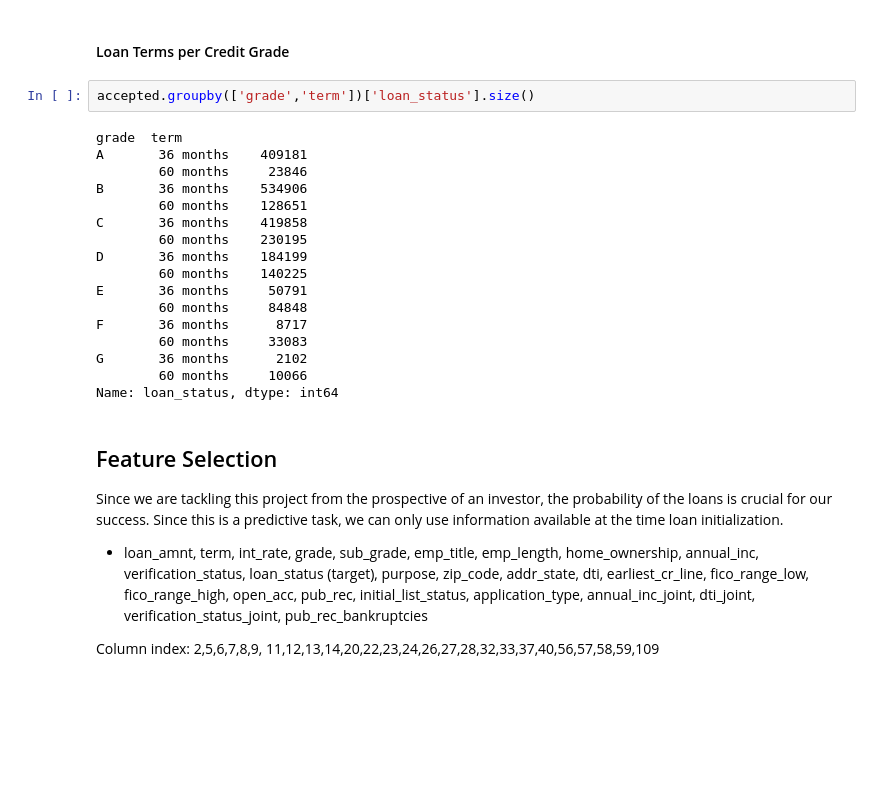
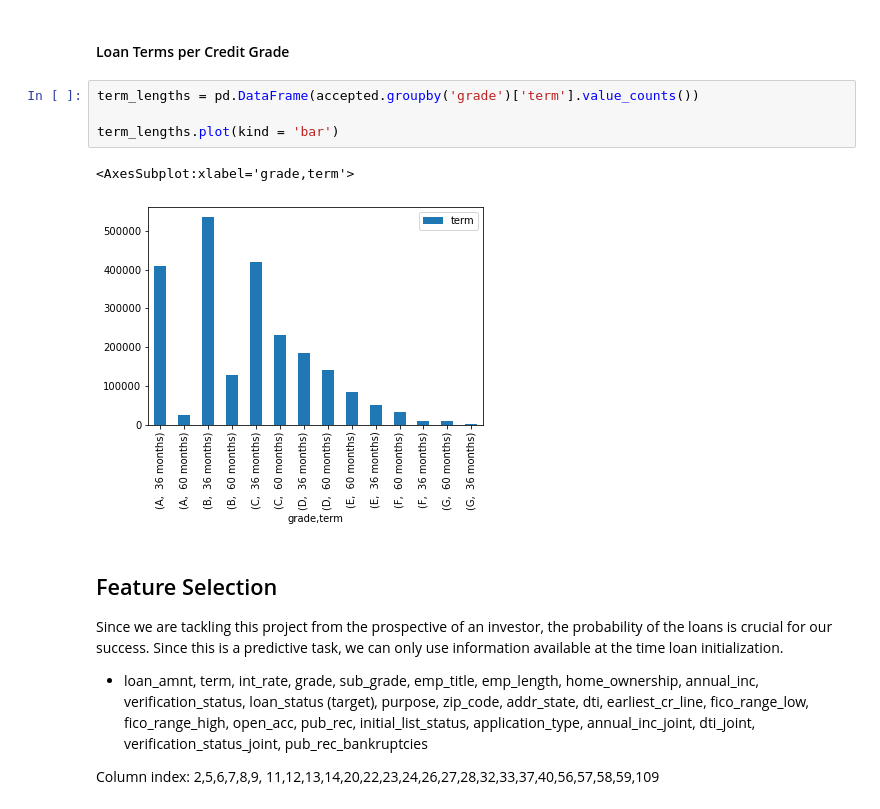
Before and after one commit to touyang219/LC_Capstone, a Jupyter notebook: Capstone.ipynb, the cells around one changed output. Saved outputs shown, nothing was run; the diff lists cells and outputs as text; blank space fills up the shorter version.

```diff
--- a/Capstone.ipynb
+++ b/Capstone.ipynb
@@ -358,24 +338,12 @@ Text(0.5, 1.0, 'Average Interest Rates per Credit Grade')
 # %% [markdown]
 #### Loan Terms per Credit Grade
 # %%
-accepted.groupby(['grade','term'])['loan_status'].size()
+term_lengths = pd.DataFrame(accepted.groupby('grade')['term'].value_counts())
+
+term_lengths.plot(kind = 'bar')
 # %% [output]
-grade  term
-A       36 months    409181
-        60 months     23846
-B       36 months    534906
-        60 months    128651
-C       36 months    419858
-        60 months    230195
-D       36 months    184199
-        60 months    140225
-E       36 months     50791
-        60 months     84848
-F       36 months      8717
-        60 months     33083
-G       36 months      2102
-        60 months     10066
-Name: loan_status, dtype: int64
+<AxesSubplot:xlabel='grade,term'>
+[figure, added]
 # %% [markdown]
 ## Feature Selection
 
```
Also changed, not shown: parts of 10 cells of this notebook.
